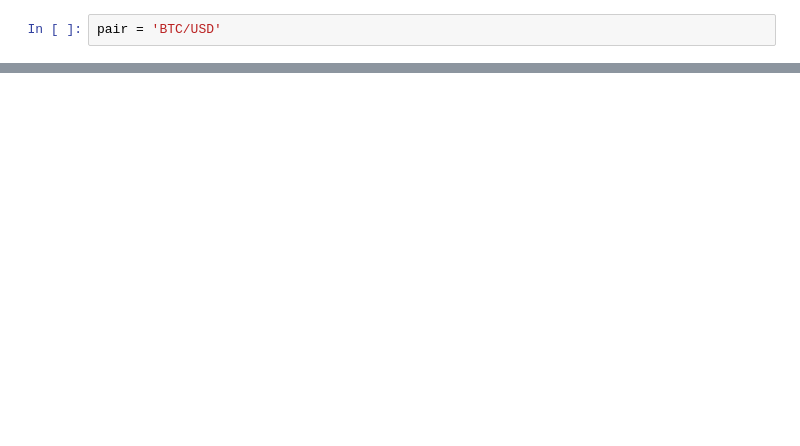
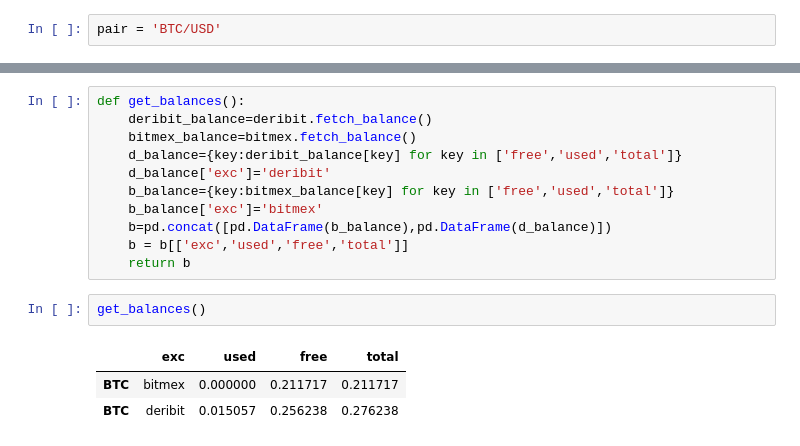
Before and after one commit to jelkhoury123/myapp, a Jupyter notebook: futures_ob.ipynb, the cells around one changed output, grey strips where cells are left out. Drawn from its saved outputs; the diff is of its cells as text; blank space fills up the shorter version.

```diff
--- a/futures_ob.ipynb
+++ b/futures_ob.ipynb
@@ -249,0 +349,17 @@ len(order_books_2['bitmex']['bids'])
+# %%
+def get_balances():
+    deribit_balance=deribit.fetch_balance()
+    bitmex_balance=bitmex.fetch_balance()
+    d_balance={key:deribit_balance[key] for key in ['free','used','total']}
+    d_balance['exc']='deribit'
+    b_balance={key:bitmex_balance[key] for key in ['free','used','total']}
+    b_balance['exc']='bitmex'
+    b=pd.concat([pd.DataFrame(b_balance),pd.DataFrame(d_balance)])
+    b = b[['exc','used','free','total']]
+    return b
+# %%
+get_balances()
+# %% [output]
+|  | exc | used | free | total |
+| BTC | bitmex | 0.000000 | 0.211717 | 0.211717 |
+| BTC | deribit | 0.015057 | 0.256238 | 0.276238 |
```
Also changed, not shown: parts of 42 cells of this notebook, 9 other files.
